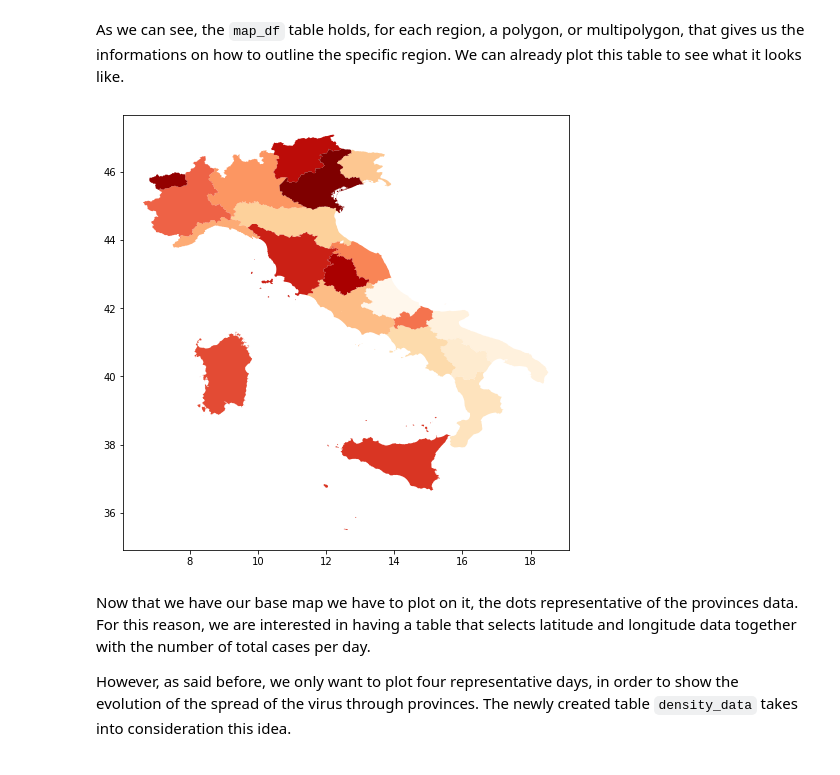
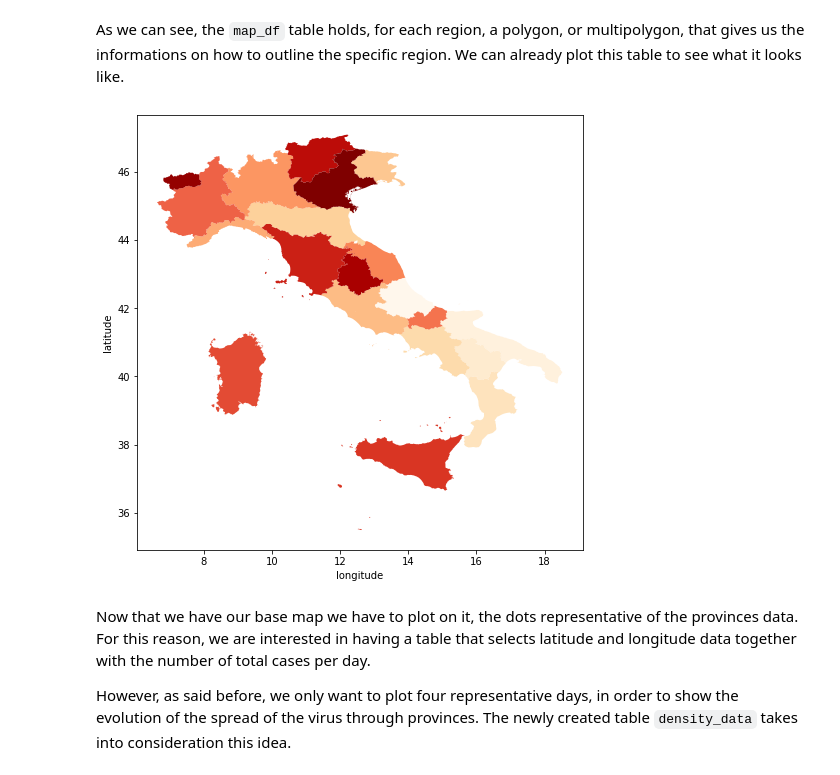
Before and after one commit to ClaudiaRaffaelli/COVID-19-analysis, a Jupyter notebook: covid-19_pandas_analysis.ipynb, the cells around one changed output. Drawn from its saved outputs; the diff is of its cells as text; code cells hidden in the pictures.

```diff
--- a/covid-19_pandas_analysis.ipynb
+++ b/covid-19_pandas_analysis.ipynb
@@ -401,8 +402,10 @@ As we can see, the <code>map_df</code> table holds, for each region, a polygon,
 # %%
 with plt.rc_context({"figure.figsize": [12,8]}):
     map_df.plot(cmap='OrRd')
+    plt.xlabel("longitude")
+    plt.ylabel("latitude")
 # %% [output]
-[figure, old version]
+[figure, new version]
 # %% [markdown]
 Now that we have our base map we have to plot on it, the dots representative of the provinces data. For this reason, we are interested in having a table that selects latitude and longitude data together with the number of total cases per day.
 
```
Also changed, not shown: parts of 4 cells of this notebook.
